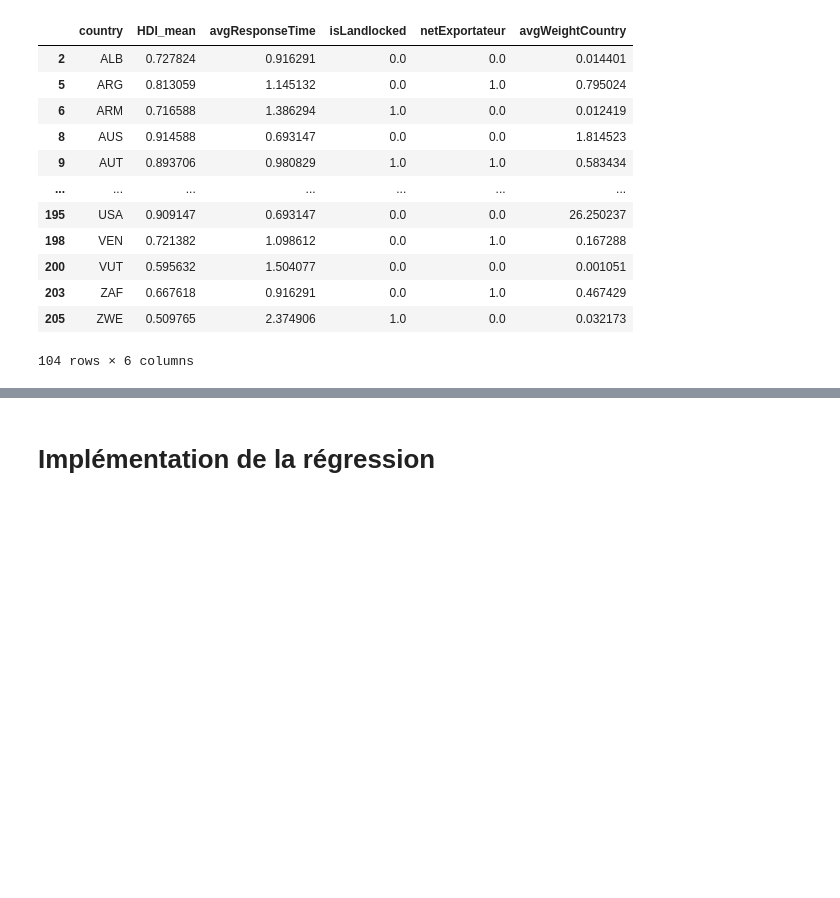
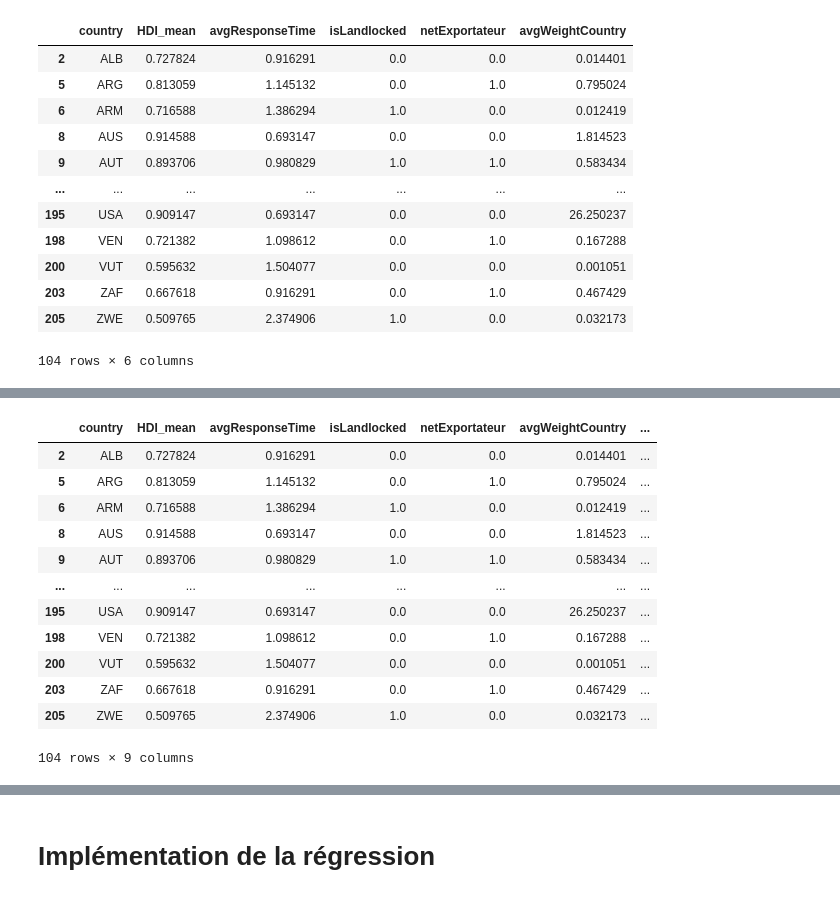
Before and after one commit to nile2304/Data-Science-Project-ENSAE, a Jupyter notebook: main.ipynb, the cells around one changed output, grey strips where cells are left out. Saved outputs shown, nothing was run; the diff lists cells and outputs as text; code cells hidden in the pictures; blank space fills up the shorter version.

```diff
--- a/main.ipynb
+++ b/main.ipynb
@@ -1233,0 +1246,27 @@ merged_data
+# %%
+# Transformation log pour avgWeightCountry
+merged_data['avgWeightCountry_log'] = np.log1p(merged_data['avgWeightCountry'])
+
+# Standardisation de HDI_mean et avgWeightCountry_log
+scaler = StandardScaler()
+merged_data[['HDI_mean_std', 'avgWeightCountry_std']] = scaler.fit_transform(
+    merged_data[['HDI_mean', 'avgWeightCountry_log']]
+)
+
+# Vérification des résultats
+merged_data[['HDI_mean', 'HDI_mean_std', 'avgWeightCountry', 'avgWeightCountry_log', 'avgWeightCountry_std']].head()
+merged_data[['HDI_mean_std', 'avgWeightCountry_std']].describe()
+# %% [output]
+|  | country | HDI_mean | avgResponseTime | isLandlocked | netExportateur | avgWeightCountry | ... |
+| 2 | ALB | 0.727824 | 0.916291 | 0.0 | 0.0 | 0.014401 | ... |
+| 5 | ARG | 0.813059 | 1.145132 | 0.0 | 1.0 | 0.795024 | ... |
+| 6 | ARM | 0.716588 | 1.386294 | 1.0 | 0.0 | 0.012419 | ... |
+| 8 | AUS | 0.914588 | 0.693147 | 0.0 | 0.0 | 1.814523 | ... |
+| 9 | AUT | 0.893706 | 0.980829 | 1.0 | 1.0 | 0.583434 | ... |
+| ... | ... | ... | ... | ... | ... | ... | ... |
+| 195 | USA | 0.909147 | 0.693147 | 0.0 | 0.0 | 26.250237 | ... |
+| 198 | VEN | 0.721382 | 1.098612 | 0.0 | 1.0 | 0.167288 | ... |
+| 200 | VUT | 0.595632 | 1.504077 | 0.0 | 0.0 | 0.001051 | ... |
+| 203 | ZAF | 0.667618 | 0.916291 | 0.0 | 1.0 | 0.467429 | ... |
+| 205 | ZWE | 0.509765 | 2.374906 | 1.0 | 0.0 | 0.032173 | ... |
+104 rows × 9 columns
```
Also changed, not shown: parts of 10 cells of this notebook.
